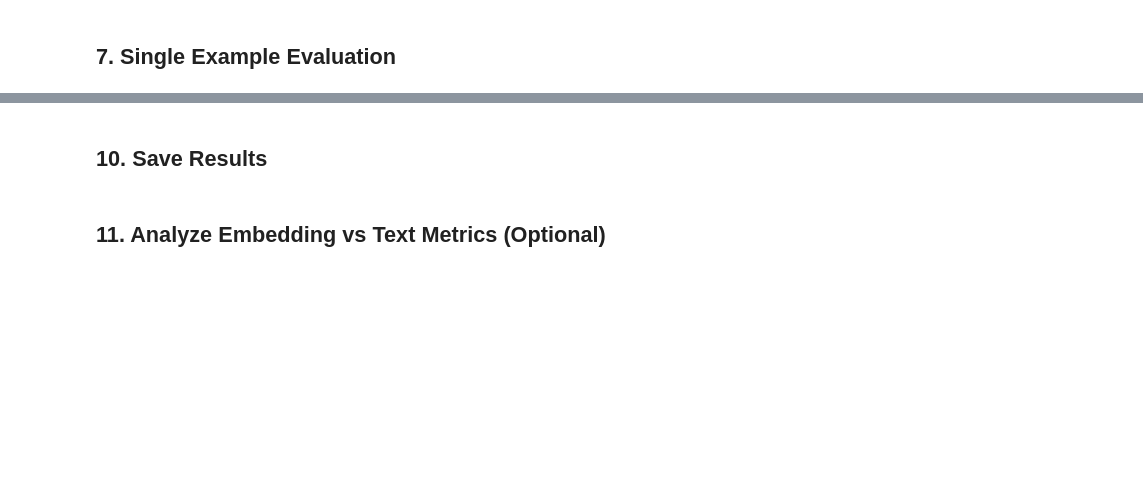
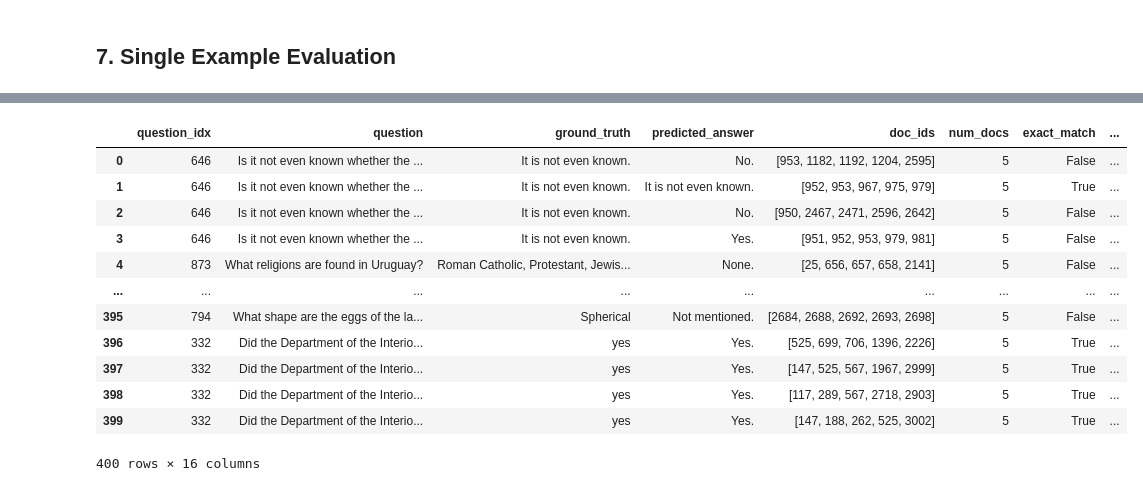
Before and after one commit to kbzh2558/robustness_view_of_rag, a Jupyter notebook: rag_llm_evaluation.ipynb, the cells around one changed output, grey strips where cells are left out. Cells and saved outputs as stored; diff of their text form; code cells hidden in the pictures; blank space fills up the shorter version.

Commit message:
added rag evaluation notebook and results

```diff
--- a/rag_llm_evaluation.ipynb
+++ b/rag_llm_evaluation.ipynb
@@ -539,8 +650,8 @@ def evaluate_rag_single(
 # Example: Evaluate a single question with selected documents
 # Replace question_id and doc_ids with your actual values
 
-question_id = 0  # Question ID from qa_df
-doc_ids = [1, 2, 3]  # Document IDs you determined are best for this question
+question_id = 10  # Question ID from qa_df
+doc_ids = [1]  # Document IDs you determined are best for this question
 
 result = evaluate_rag_single(
     question_id=question_id,
@@ -548,6 +659,7 @@ result = evaluate_rag_single(
     qa_df=qa_df,
     doc_df=doc_df,
     use_embedding_metrics=True,  # Enable embedding-based metrics
+    use_bertscore=True,  # Enable BERTScore metrics
     verbose=True
 )
 # %% [output]
@@ -718,0 +889,10 @@ results_df = evaluate_rag_batch(
+# %%
+# Load your retrieval results CSV
+# Replace 'your_file.csv' with your actual file path
+retrieval_results = pd.read_csv('retrieval_results_heuristic_k5.csv')
+
+# Preview the data
+print(f"Loaded {len(retrieval_results)} retrieval results")
+print("\nFirst few rows:")
+print(retrieval_results.head())
+print("\nColumn names:", retrieval_results.columns.tolist())
@@ -718,0 +920,28 @@ results_df = evaluate_rag_batch(
+# %%
+# Run batch evaluation
+# The 'question_id' column in your CSV contains the INDEX to look up in qa_df
+# For example: question_id=646 will look up qa_df.iloc[646]
+results_df = evaluate_rag_batch(
+    retrieval_results_df=retrieval_results,
+    qa_df=qa_df,
+    doc_df=doc_df,
+    question_id_col='question_id',   # Column in CSV containing the question index
+    doc_ids_col='document_idx',      # Column containing the document IDs
+    use_embedding_metrics=True,      # Set to False to skip embedding metrics
+    use_bertscore=True,              # Set to True to enable BERTScore (slower)
+    verbose=False,                   # Set to True to see details for each question
+    show_progress=True               # Shows progress updates
+)
+
+# Display results
+print("\n" + "="*80)
+print("EVALUATION RESULTS SUMMARY")
+print("="*80)
+print(f"Total questions evaluated: {len(results_df)}")
+print(f"\nAverage scores:")
+print(f"  Exact Match: {results_df['exact_match'].mean():.3f}")
+print(f"  F1 Score: {results_df['f1_score'].mean():.3f}")
+if 'cosine_similarity' in results_df.columns:
+    print(f"  Cosine Similarity: {results_df['cosine_similarity'].mean():.3f}")
+if 'bertscore_f1' in results_df.columns:
+    print(f"  BERTScore F1: {results_df['bertscore_f1'].mean():.3f}")
@@ -726,2 +967,0 @@ results_df[['question_id', 'question', 'ground_truth', 'predicted_answer',
-# %% [markdown]
-## 10. Save Results
@@ -732,2 +967,0 @@ print("Results saved to data_processed/rag_evaluation_results_with_embeddings.cs
-# %% [markdown]
-## 11. Analyze Embedding vs Text Metrics (Optional)
@@ -750,0 +968,16 @@ print(f"\nCorrelation between Cosine Similarity and F1 Score: {correlation:.3f}"
+# %%
+results_df
+# %% [output]
+|  | question_idx | question | ground_truth | predicted_answer | doc_ids | num_docs | exact_match | ... |
+| 0 | 646 | Is it not even known whether the ... | It is not even known. | No. | [953, 1182, 1192, 1204, 2595] | 5 | False | ... |
+| 1 | 646 | Is it not even known whether the ... | It is not even known. | It is not even known. | [952, 953, 967, 975, 979] | 5 | True | ... |
+| 2 | 646 | Is it not even known whether the ... | It is not even known. | No. | [950, 2467, 2471, 2596, 2642] | 5 | False | ... |
+| 3 | 646 | Is it not even known whether the ... | It is not even known. | Yes. | [951, 952, 953, 979, 981] | 5 | False | ... |
+| 4 | 873 | What religions are found in Uruguay? | Roman Catholic, Protestant, Jewis... | None. | [25, 656, 657, 658, 2141] | 5 | False | ... |
+| ... | ... | ... | ... | ... | ... | ... | ... | ... |
+| 395 | 794 | What shape are the eggs of the la... | Spherical | Not mentioned. | [2684, 2688, 2692, 2693, 2698] | 5 | False | ... |
+| 396 | 332 | Did the Department of the Interio... | yes | Yes. | [525, 699, 706, 1396, 2226] | 5 | True | ... |
+| 397 | 332 | Did the Department of the Interio... | yes | Yes. | [147, 525, 567, 1967, 2999] | 5 | True | ... |
+| 398 | 332 | Did the Department of the Interio... | yes | Yes. | [117, 289, 567, 2718, 2903] | 5 | True | ... |
+| 399 | 332 | Did the Department of the Interio... | yes | Yes. | [147, 188, 262, 525, 3002] | 5 | True | ... |
+400 rows × 16 columns
```
Also changed, not shown: parts of 30 cells of this notebook, 6 other files.
